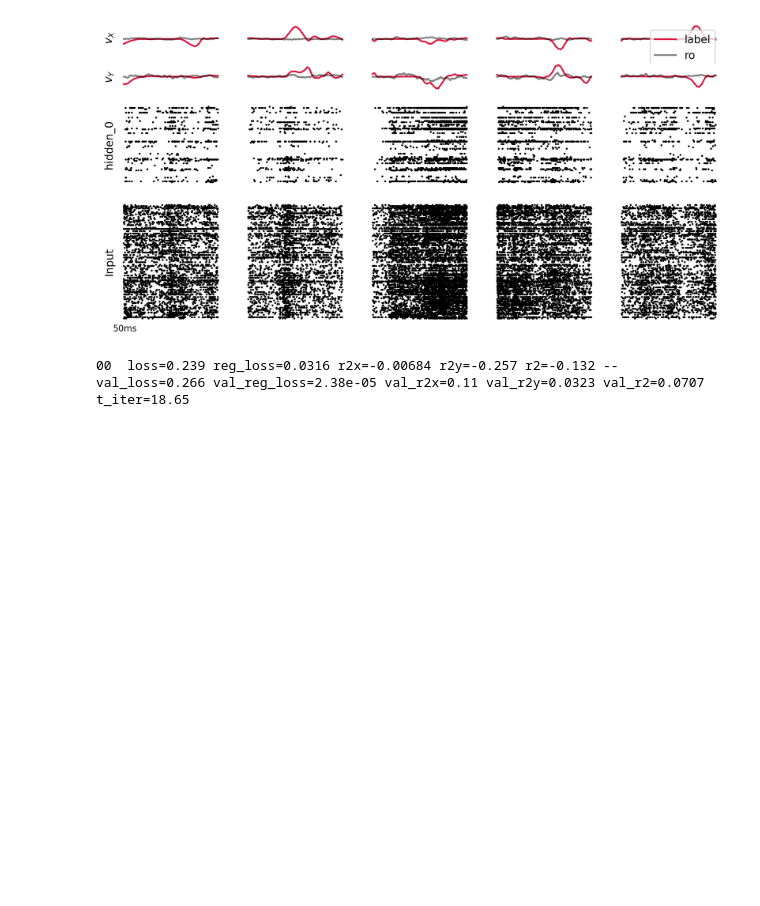
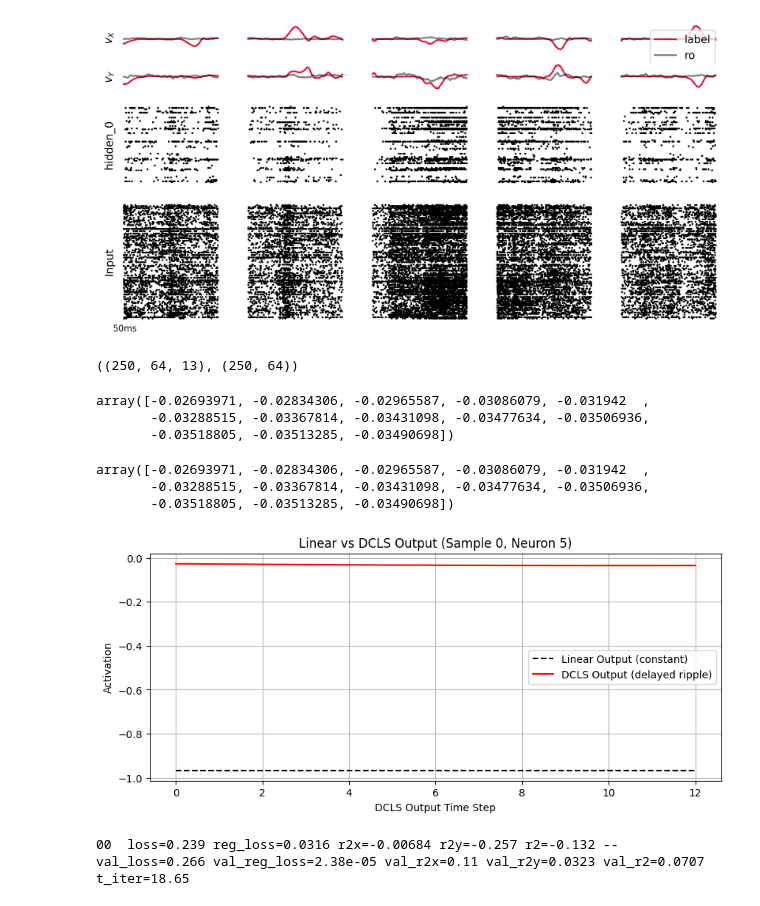
Before and after one commit to Tansil011019/efficient-rsnn-bmi, a Jupyter notebook: notebooks/training_experiment.ipynb, the cells around one changed output. Cells and saved outputs as stored; diff of their text form; code cells hidden in the pictures; blank space fills up the shorter version.

```diff
--- a/notebooks/training_experiment.ipynb
+++ b/notebooks/training_experiment.ipynb
@@ -444,6 +444,54 @@ fig, ax = plot_activity_snapshot(
 # %% [output]
 This is the score [ 0.28517597  0.1330028   0.0125     -0.221      -0.10425   ]
 [figure]
+# %%
+import json
+
+with open("output_linear.json", "r") as f:
+    output_linear = np.array(json.load(f))
+with open("output.json", "r") as f:
+    output = np.array(json.load(f))
+# %%
+output.shape, output_linear.shape
+# %% [output]
+((250, 64, 13), (250, 64))
+# %%
+sample_idx = 0 # first sample from 250 batch size
+neuron_idx = 5 # take 5 from 64 channels
+# %%
+linear_out = output_linear[sample_idx, neuron_idx] # scalar
+dcls_out = output[sample_idx, neuron_idx, :] # (13,)
+# %%
+dcls_out
+# %% [output]
+array([-0.02693971, -0.02834306, -0.02965587, -0.03086079, -0.031942  ,
+       -0.03288515, -0.03367814, -0.03431098, -0.03477634, -0.03506936,
+       -0.03518805, -0.03513285, -0.03490698])
+# %%
+dcls_out.flatten()
+# %% [output]
+array([-0.02693971, -0.02834306, -0.02965587, -0.03086079, -0.031942  ,
+       -0.03288515, -0.03367814, -0.03431098, -0.03477634, -0.03506936,
+       -0.03518805, -0.03513285, -0.03490698])
+# %%
+import matplotlib.pyplot as plt
+
+plt.figure(figsize=(10, 4))
+
+# Plot linear (flat, one-point, repeated for comparison)
+plt.plot([linear_out]*13, 'k--', label='Linear Output (constant)')
+
+# Plot DCLS delay output over time
+plt.plot(range(13), dcls_out, 'r-', label='DCLS Output (delayed ripple)')
+
+plt.title(f"Linear vs DCLS Output (Sample {sample_idx}, Neuron {neuron_idx})")
+plt.xlabel("DCLS Output Time Step")
+plt.ylabel("Activation")
+plt.grid(True)
+plt.legend()
+plt.show()
+# %% [output]
+[figure, added]
 # %%
 history = model.fit_validate(
     train_data,
```
